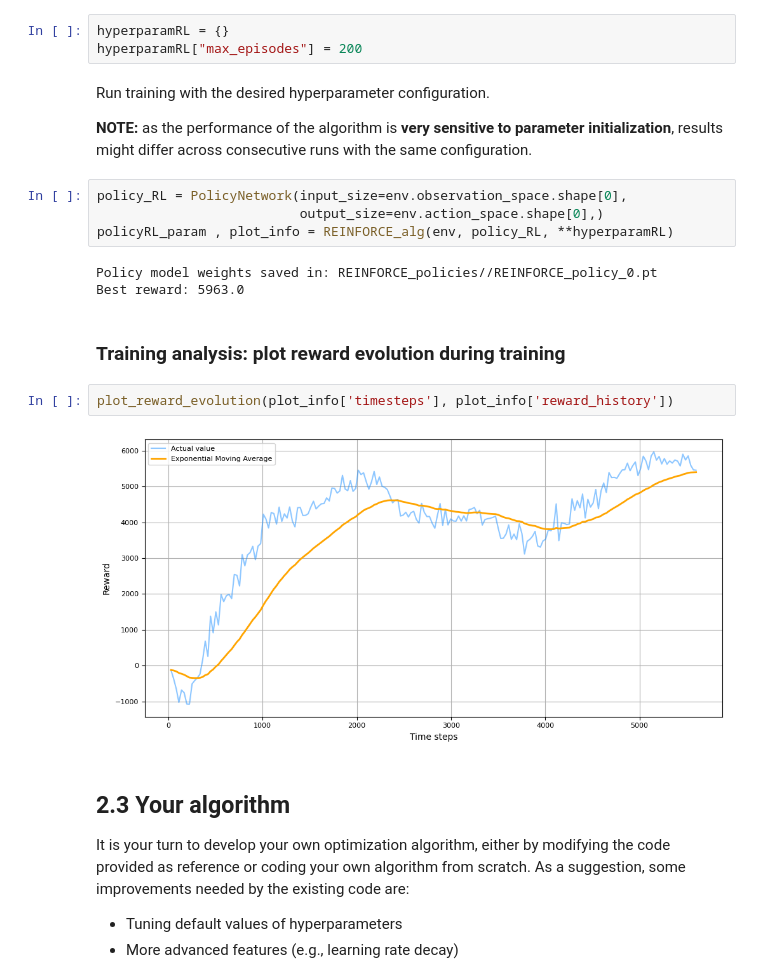
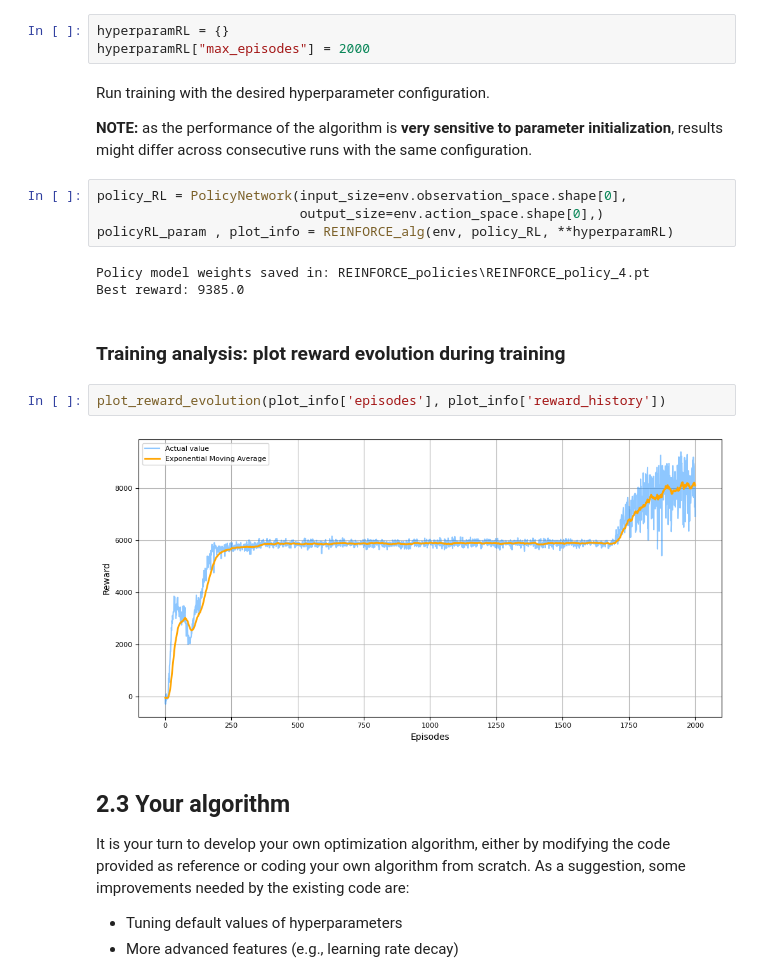
Before and after one commit to OptiMaL-PSE-Lab/Imperial-ML4CE-Course, a Jupyter notebook: ReinforcementLearning/ML4CE_RL_INV_CW.ipynb, the cells around one changed output. Drawn from its saved outputs; the diff is of its cells as text.

```diff
--- a/ReinforcementLearning/ML4CE_RL_INV_CW.ipynb
+++ b/ReinforcementLearning/ML4CE_RL_INV_CW.ipynb
@@ -188,7 +188,7 @@ Again, this function outputs:
 Before executing the algorithm, the desired hyperparameter configuration can be defined as a dict object in `hyperparamRL`.
 # %%
 hyperparamRL = {}
-hyperparamRL["max_episodes"] = 200
+hyperparamRL["max_episodes"] = 2000
 # %% [markdown]
 Run training with the desired hyperparameter configuration.
 
@@ -198,14 +198,14 @@ policy_RL = PolicyNetwork(input_size=env.observation_space.shape[0],
                           output_size=env.action_space.shape[0],)
 policyRL_param , plot_info = REINFORCE_alg(env, policy_RL, **hyperparamRL)
 # %% [output]
-Policy model weights saved in: REINFORCE_policies//REINFORCE_policy_0.pt
-Best reward: 5963.0
+Policy model weights saved in: REINFORCE_policies\REINFORCE_policy_4.pt
+Best reward: 9385.0
 # %% [markdown]
 ### **Training analysis:** plot reward evolution during training
 # %%
-plot_reward_evolution(plot_info['timesteps'], plot_info['reward_history'])
+plot_reward_evolution(plot_info['episodes'], plot_info['reward_history'])
 # %% [output]
-[figure, old version]
+[figure, new version]
 # %% [markdown]
 ## **2.3 Your algorithm**
 
```
Also changed, not shown: parts of 9 cells of this notebook.
